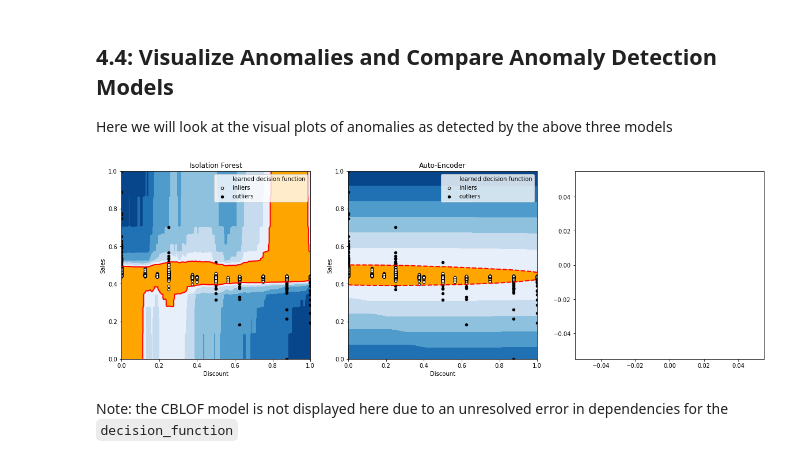
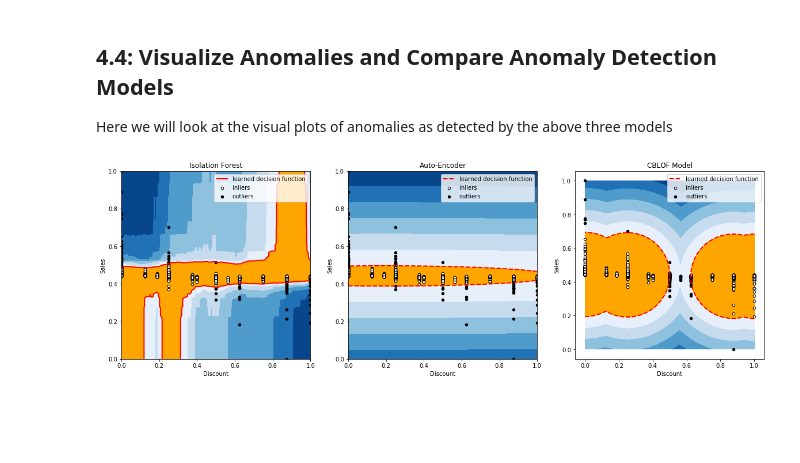
Before and after one commit to 3DBull/mec-mini-projects, a Jupyter notebook: mec-16.4.1-anomaly-detection-mini-project/Mini_Project_Anomaly_Detection.ipynb, the cells around one changed output. Cells and saved outputs as stored; diff of their text form; code cells hidden in the pictures; blank space fills up the shorter version.

```diff
--- a/mec-16.4.1-anomaly-detection-mini-project/Mini_Project_Anomaly_Detection.ipynb
+++ b/mec-16.4.1-anomaly-detection-mini-project/Mini_Project_Anomaly_Detection.ipynb
@@ -853,21 +839,19 @@ def visualize_anomalies(model, xx, yy, data_df, ax_obj, subplot_title):
 # %%
 outliers_fraction = 0.01
 xx , yy = np.meshgrid(np.linspace(0, 1, 100), np.linspace(0, 1, 100))
 fig, ax = plt.subplots(1, 3, figsize=(20, 6))
 
 ax_objs = [ax[0], ax[1], ax[2]]
-models = [if_model, ae_model]
+models = [if_model, ae_model, cblof_model]
 plot_titles = ['Isolation Forest',
-               'Auto-Encoder']
+               'Auto-Encoder', 'CBLOF Model']
 
 for ax_obj, model, plot_title in zip(ax_objs, models, plot_titles):
     visualize_anomalies(model=model,
                         xx=xx, yy=yy,
                         data_df=subset_df,
                         ax_obj=ax_obj,
                         subplot_title=plot_title)
 plt.axis('tight');
 # %% [output]
-[figure, old version]
+[figure, new version]
-# %% [markdown]
-Note: the CBLOF model is not displayed here due to an unresolved error in dependencies for the `decision_function`
```
Also changed, not shown: parts of 20 cells of this notebook, 1 other file.
